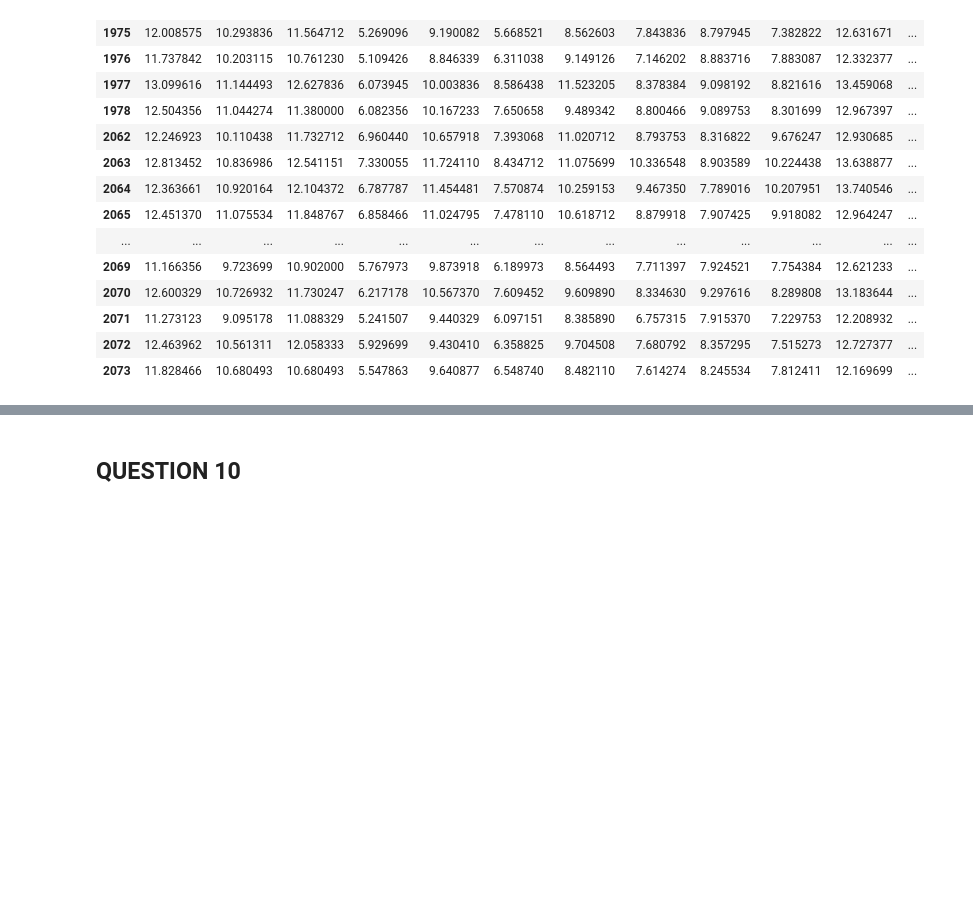
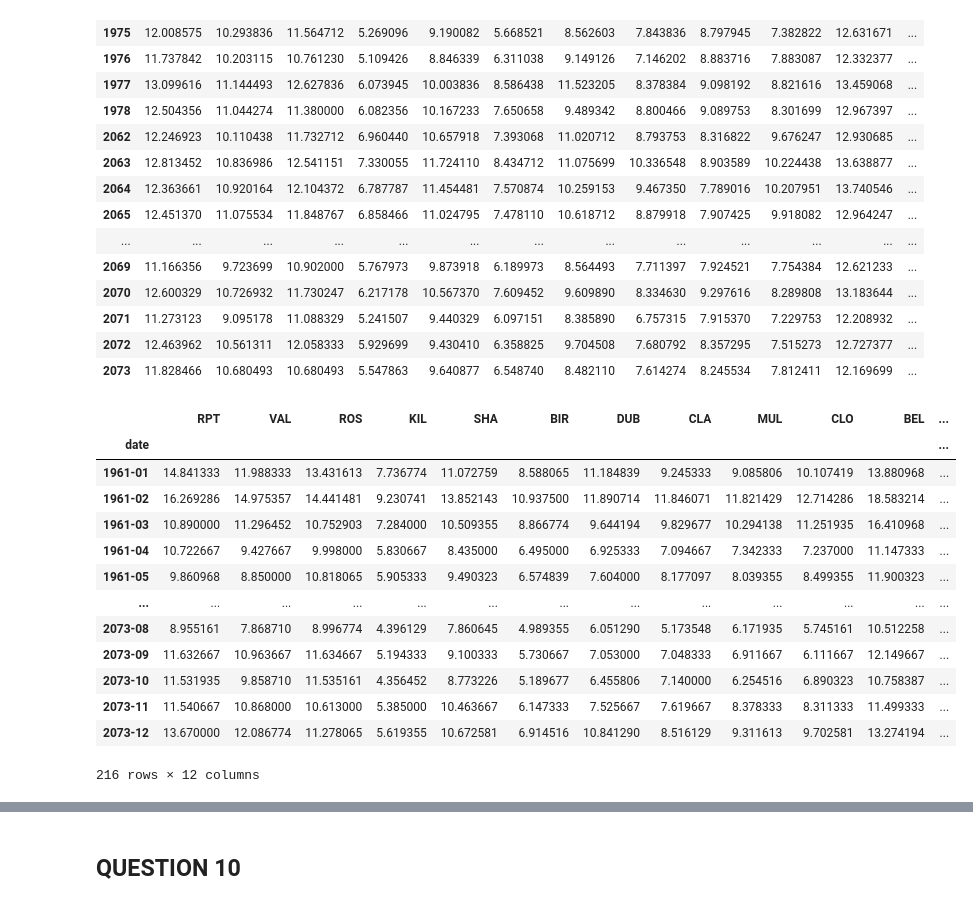
Before and after one commit to AbisolaOlakanmi/Abisola.Olakanmi.BDAT1004PS3, a Jupyter notebook: Abisola.Olakanmi.BDAT1004PS3.ipynb, the cells around one changed output, grey strips where cells are left out. Cells and saved outputs as stored; diff of their text form; code cells hidden in the pictures; blank space fills up the shorter version.

```diff
--- a/Abisola.Olakanmi.BDAT1004PS3.ipynb
+++ b/Abisola.Olakanmi.BDAT1004PS3.ipynb
@@ -754,3 +754,20 @@ yearly_data
 # %%
 #step 13
 #Downsample the record to a monthly frequency for each location.
+monthly_data= data.groupby(data.index.to_period('M')).mean()
+monthly_data
+# %% [output]
+|  | RPT | VAL | ROS | KIL | SHA | BIR | DUB | CLA | MUL | CLO | BEL | ... |
+| date |  |  |  |  |  |  |  |  |  |  |  | ... |
+| 1961-01 | 14.841333 | 11.988333 | 13.431613 | 7.736774 | 11.072759 | 8.588065 | 11.184839 | 9.245333 | 9.085806 | 10.107419 | 13.880968 | ... |
+| 1961-02 | 16.269286 | 14.975357 | 14.441481 | 9.230741 | 13.852143 | 10.937500 | 11.890714 | 11.846071 | 11.821429 | 12.714286 | 18.583214 | ... |
+| 1961-03 | 10.890000 | 11.296452 | 10.752903 | 7.284000 | 10.509355 | 8.866774 | 9.644194 | 9.829677 | 10.294138 | 11.251935 | 16.410968 | ... |
+| 1961-04 | 10.722667 | 9.427667 | 9.998000 | 5.830667 | 8.435000 | 6.495000 | 6.925333 | 7.094667 | 7.342333 | 7.237000 | 11.147333 | ... |
+| 1961-05 | 9.860968 | 8.850000 | 10.818065 | 5.905333 | 9.490323 | 6.574839 | 7.604000 | 8.177097 | 8.039355 | 8.499355 | 11.900323 | ... |
+| ... | ... | ... | ... | ... | ... | ... | ... | ... | ... | ... | ... | ... |
+| 2073-08 | 8.955161 | 7.868710 | 8.996774 | 4.396129 | 7.860645 | 4.989355 | 6.051290 | 5.173548 | 6.171935 | 5.745161 | 10.512258 | ... |
+| 2073-09 | 11.632667 | 10.963667 | 11.634667 | 5.194333 | 9.100333 | 5.730667 | 7.053000 | 7.048333 | 6.911667 | 6.111667 | 12.149667 | ... |
+| 2073-10 | 11.531935 | 9.858710 | 11.535161 | 4.356452 | 8.773226 | 5.189677 | 6.455806 | 7.140000 | 6.254516 | 6.890323 | 10.758387 | ... |
+| 2073-11 | 11.540667 | 10.868000 | 10.613000 | 5.385000 | 10.463667 | 6.147333 | 7.525667 | 7.619667 | 8.378333 | 8.311333 | 11.499333 | ... |
+| 2073-12 | 13.670000 | 12.086774 | 11.278065 | 5.619355 | 10.672581 | 6.914516 | 10.841290 | 8.516129 | 9.311613 | 9.702581 | 13.274194 | ... |
+216 rows × 12 columns
```
Also changed, not shown: parts of 5 cells of this notebook.
